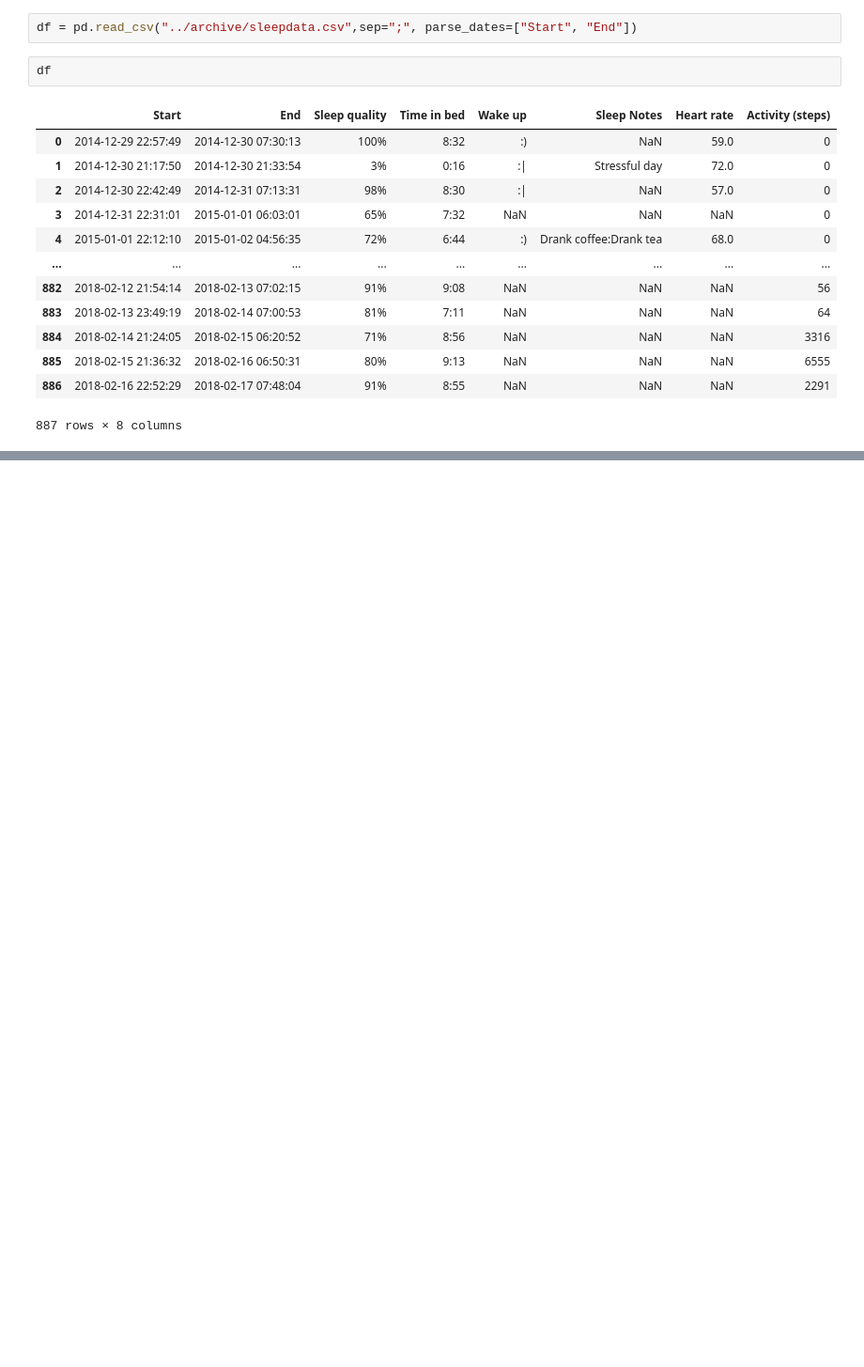
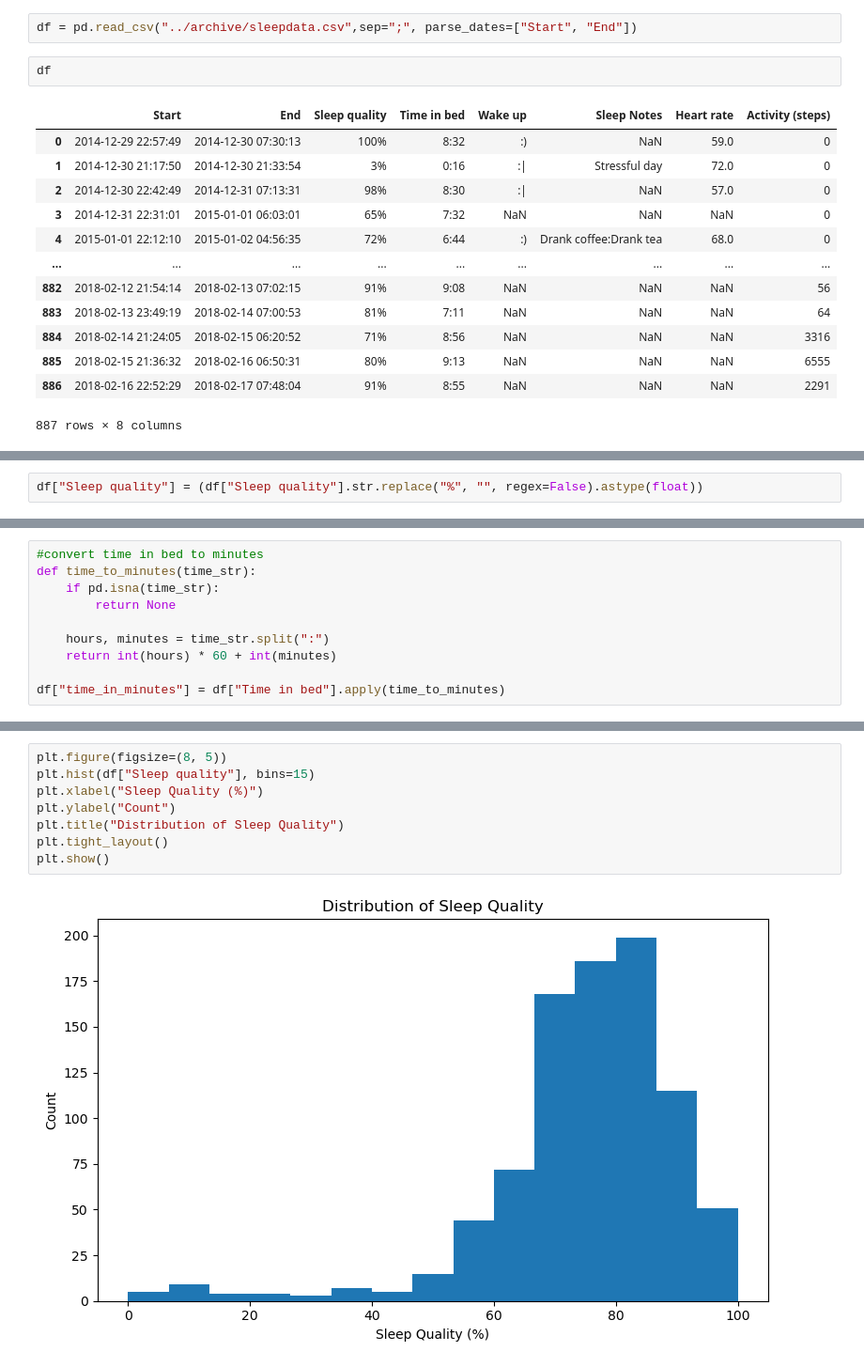
Before and after one commit to darasiemi/sleep-quality-prediction, a Jupyter notebook: EDA/EDA_notebook.ipynb, the cells around one changed output, grey strips where cells are left out. Shown at 94% size. Cells and saved outputs as stored; diff of their text form; blank space fills up the shorter version.

```diff
--- a/EDA/EDA_notebook.ipynb
+++ b/EDA/EDA_notebook.ipynb
@@ -21,0 +56,2 @@ df
+# %%
+df["Sleep quality"] = (df["Sleep quality"].str.replace("%", "", regex=False).astype(float))
@@ -21,0 +60,10 @@ df
+# %%
+#convert time in bed to minutes
+def time_to_minutes(time_str):
+    if pd.isna(time_str):
+        return None
+
+    hours, minutes = time_str.split(":")
+    return int(hours) * 60 + int(minutes)
+
+df["time_in_minutes"] = df["Time in bed"].apply(time_to_minutes)
@@ -21,0 +86,10 @@ df
+# %%
+plt.figure(figsize=(8, 5))
+plt.hist(df["Sleep quality"], bins=15)
+plt.xlabel("Sleep Quality (%)")
+plt.ylabel("Count")
+plt.title("Distribution of Sleep Quality")
+plt.tight_layout()
+plt.show()
+# %% [output]
+[figure, added]
```
Also changed, not shown: parts of 37 cells of this notebook, 3 other files.
